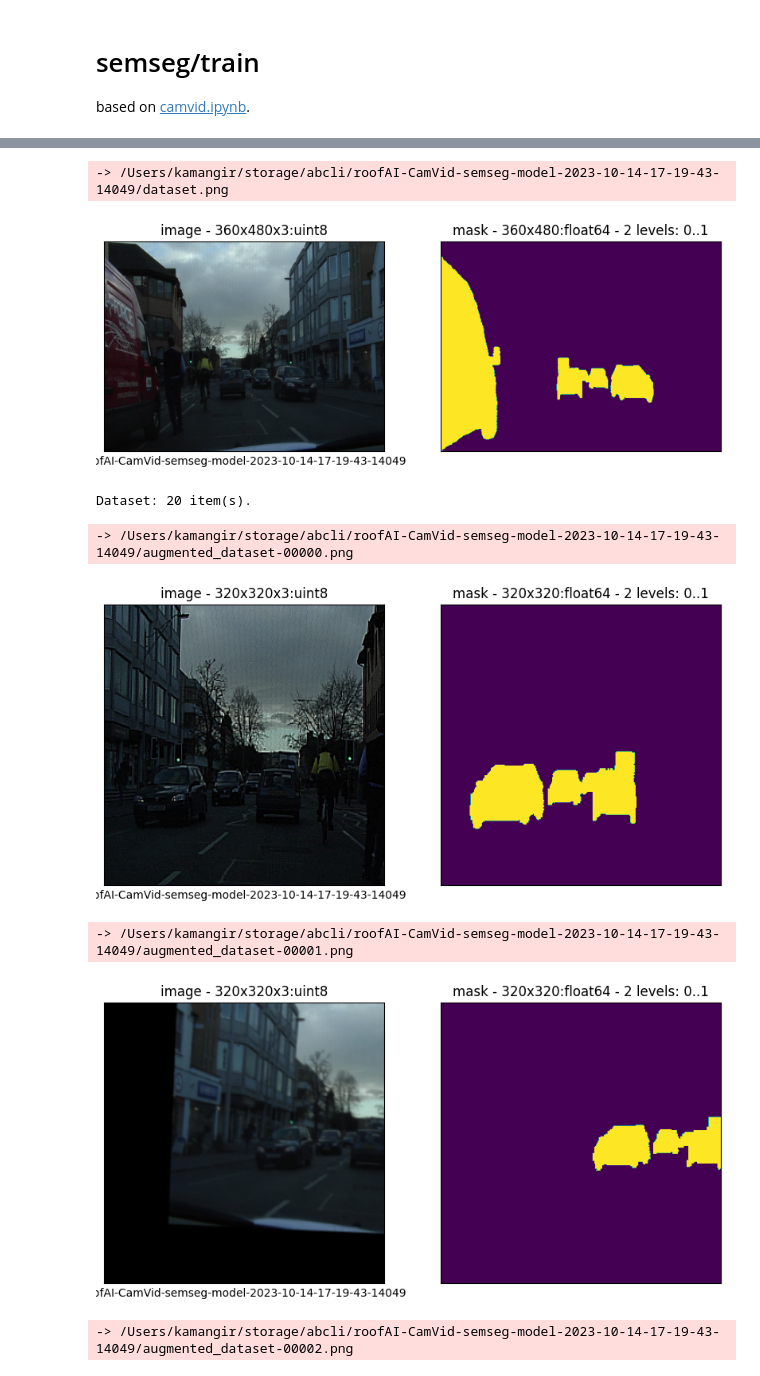
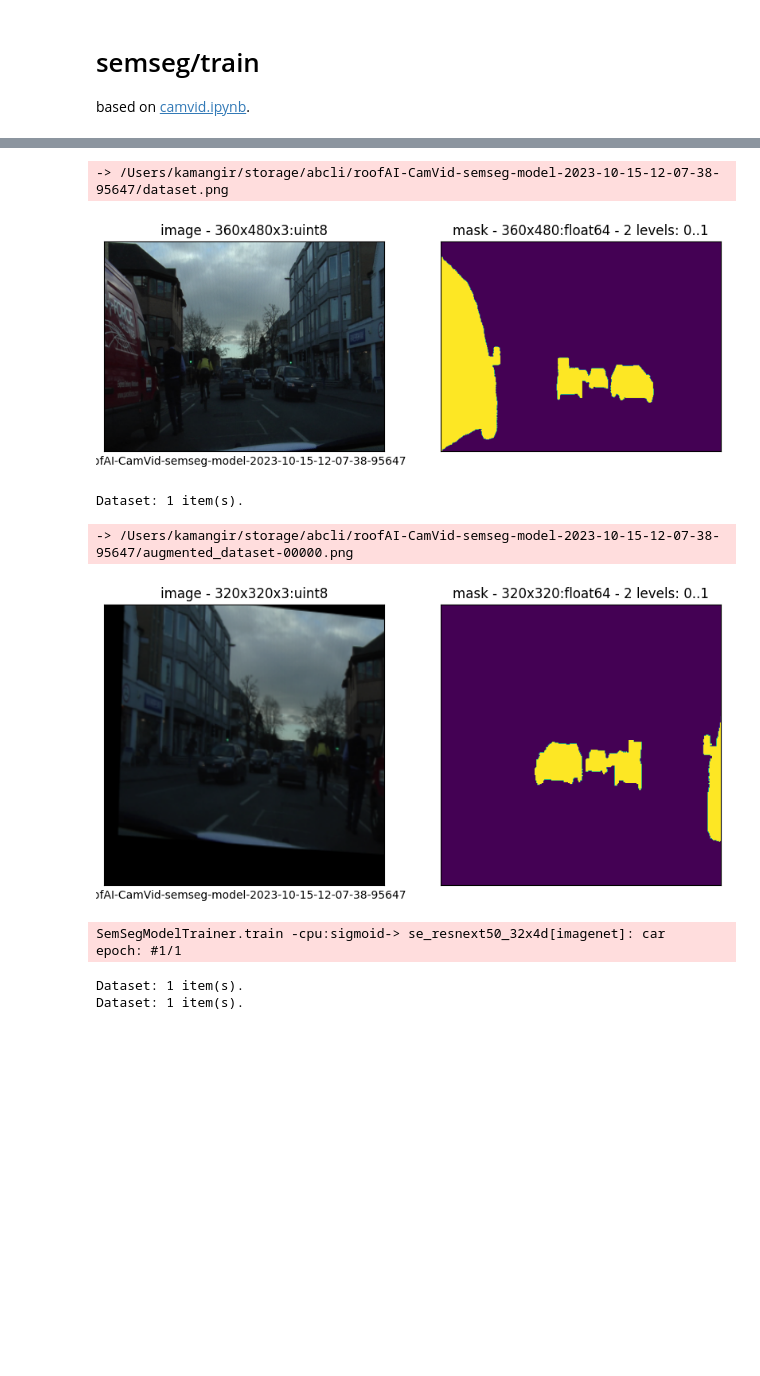
Before and after one commit to kamangir/roofAI, a Jupyter notebook: notebooks/semseg/train.ipynb, the cells around one changed output, grey strips where cells are left out. Saved outputs shown, nothing was run; the diff lists cells and outputs as text; code cells hidden in the pictures; blank space fills up the shorter version.

```diff
--- a/notebooks/semseg/train.ipynb
+++ b/notebooks/semseg/train.ipynb
@@ -27,5 +25,5 @@ roofAI-3.74.1.abcli-7.2372.1-unknown, built on 14 October 2023, 17:19:43
 # %%
-profile = Profile.QUICK # FULL, QUICK, VALIDATION
+profile = Profile.VALIDATION # FULL, QUICK, VALIDATION
 dataset_object = "roofAI-CamVid-v2"
 model_object = objects.unique_object("roofAI-CamVid-semseg-model")
 # %% [output]
@@ -33,11 +31,8 @@ model_object = objects.unique_object("roofAI-CamVid-semseg-model")
 # %%
-trainer = SemSegModelTrainer(
-    dataset_path=objects.path_of(
-        "SegNet-Tutorial/CamVid/",
-        object_name=dataset_object
-    ),
-    model_path=objects.object_path(object_name=model_object),
+train_model(
+    dataset_path=objects.object_path(dataset_object),
+    model_path=objects.object_path(model_object),
     in_notebook=True,
     profile=profile,
-)
+);
 # %% [output]
@@ -47,8 +41,9 @@ Dataset: 20 item(s).
--> /Users/kamangir/storage/abcli/roofAI-CamVid-semseg-model-2023-10-14-17-19-43-14049/dataset.png
+-> /Users/kamangir/storage/abcli/roofAI-CamVid-semseg-model-2023-10-15-12-07-38-95647/dataset.png
 [figure]
-Dataset: 20 item(s).
+Dataset: 1 item(s).
--> /Users/kamangir/storage/abcli/roofAI-CamVid-semseg-model-2023-10-14-17-19-43-14049/augmented_dataset-00000.png
+-> /Users/kamangir/storage/abcli/roofAI-CamVid-semseg-model-2023-10-15-12-07-38-95647/augmented_dataset-00000.png
-[figure, old version]
+[figure, new version]
--> /Users/kamangir/storage/abcli/roofAI-CamVid-semseg-model-2023-10-14-17-19-43-14049/augmented_dataset-00001.png
+SemSegModelTrainer.train -cpu:sigmoid-> se_resnext50_32x4d[imagenet]: car
+epoch: #1/1
-[figure, removed]
--> /Users/kamangir/storage/abcli/roofAI-CamVid-semseg-model-2023-10-14-17-19-43-14049/augmented_dataset-00002.png
+Dataset: 1 item(s).
+Dataset: 1 item(s).
```
Also changed, not shown: parts of 6 cells of this notebook, 13 other files.
